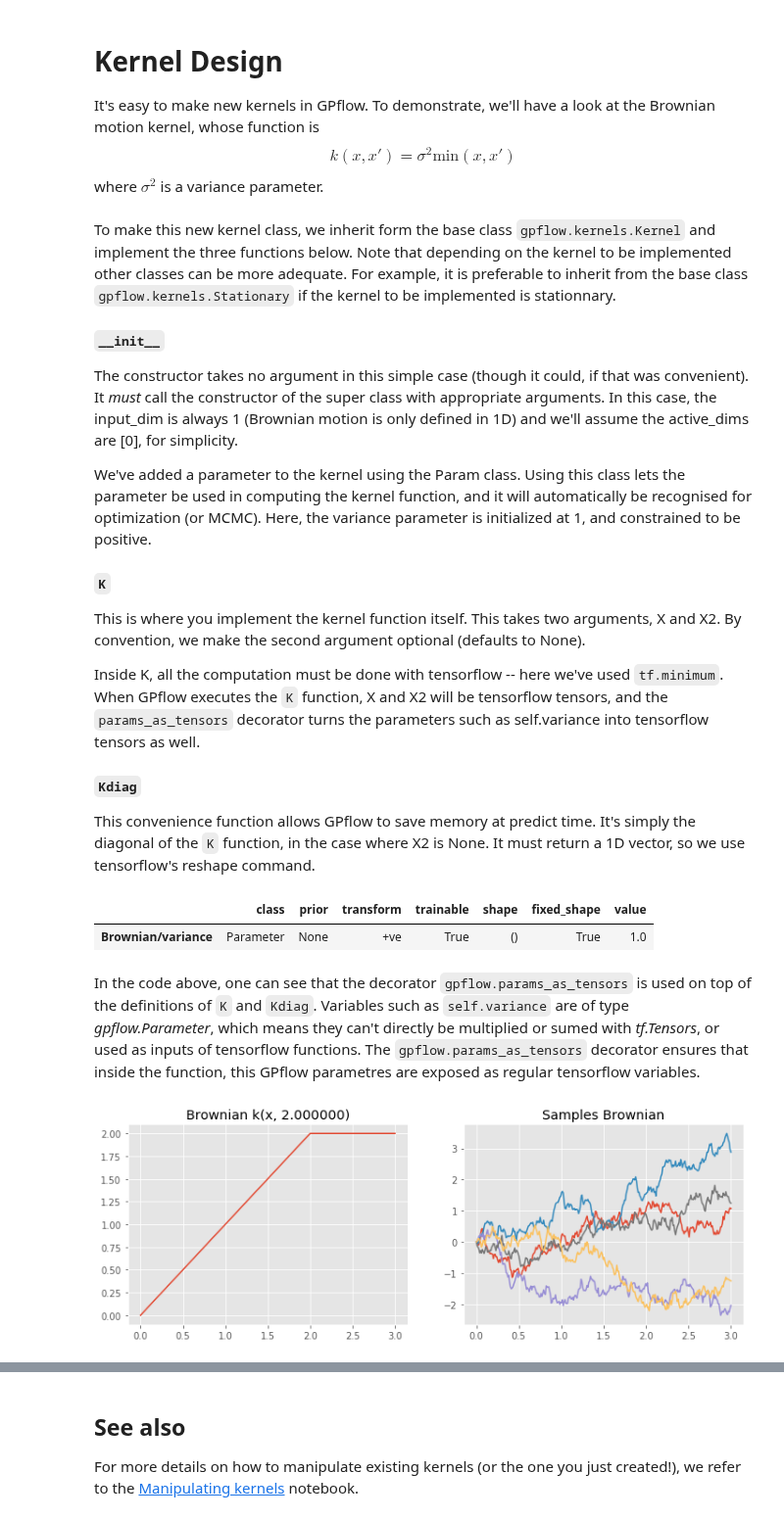
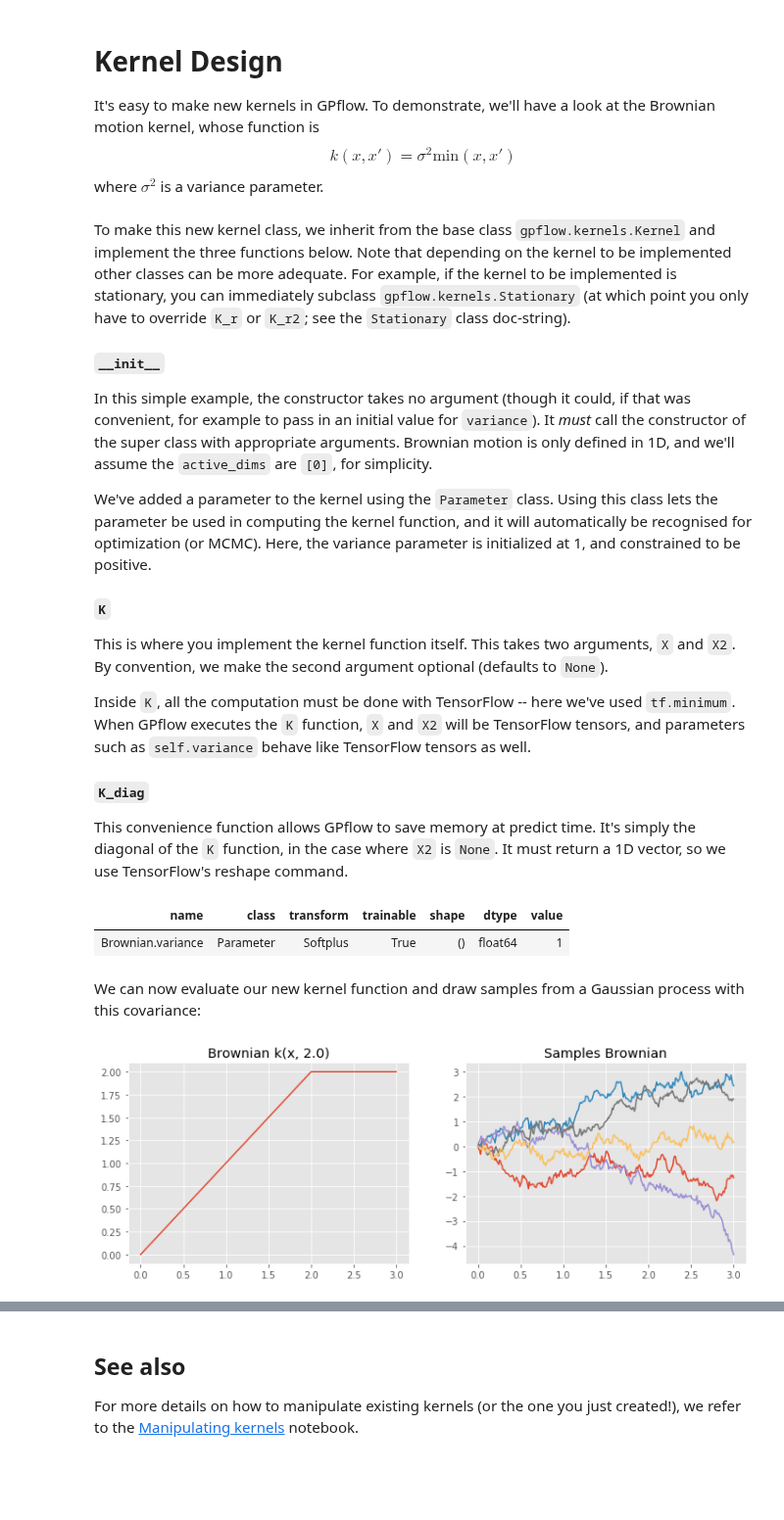
Before and after one commit to GPflow/GPflow, a Jupyter notebook: doc/source/notebooks/tailor/kernel_design.ipynb, the cells around one changed output, grey strips where cells are left out. Shown at 98% size. Drawn from its saved outputs; the diff is of its cells as text; code cells hidden in the pictures; blank space fills up the shorter version.

Commit message:
start updating kernel_design notebook to gpflow2 (optimisation in GPR example fails!)

```diff
--- a/doc/source/notebooks/tailor/kernel_design.ipynb
+++ b/doc/source/notebooks/tailor/kernel_design.ipynb
@@ -15,59 +17,58 @@ import tensorflow as tf
 %matplotlib inline
 # %% [markdown]
-To make this new kernel class, we inherit form the base class `gpflow.kernels.Kernel` and implement the three functions below. Note that depending on the kernel to be implemented other classes can be more adequate. For example, it is preferable to inherit from the base class `gpflow.kernels.Stationary` if the kernel to be implemented is stationnary.
+To make this new kernel class, we inherit from the base class `gpflow.kernels.Kernel` and implement the three functions below. Note that depending on the kernel to be implemented other classes can be more adequate. For example, if the kernel to be implemented is stationary, you can immediately subclass `gpflow.kernels.Stationary` (at which point you
+only have to override `K_r` or `K_r2`; see the `Stationary` class doc-string).
 
 #### `__init__`
-The constructor takes no argument in this simple case (though it could, if that was convenient). It *must* call the constructor of the super class with appropriate arguments. In this case, the input_dim is always 1 (Brownian motion is only defined in 1D) and we'll assume the active_dims are [0], for simplicity.
+In this simple example, the constructor takes no argument (though it could, if that was convenient, for example to pass in an initial value for `variance`). It *must* call the constructor of the super class with appropriate arguments. Brownian motion is only defined in 1D, and we'll assume the `active_dims` are `[0]`, for simplicity.
 
-We've added a parameter to the kernel using the Param class. Using this class lets the parameter be used in computing the kernel function, and it will automatically be recognised for optimization (or MCMC). Here, the variance parameter is initialized at 1, and constrained to be positive.
+We've added a parameter to the kernel using the `Parameter` class. Using this class lets the parameter be used in computing the kernel function, and it will automatically be recognised for optimization (or MCMC). Here, the variance parameter is initialized at 1, and constrained to be positive.
 
 #### `K`
-This is where you implement the kernel function itself. This takes two arguments, X and X2. By convention, we make the second argument optional (defaults to None).
+This is where you implement the kernel function itself. This takes two arguments, `X` and `X2`. By convention, we make the second argument optional (defaults to `None`).
 
-Inside K, all the computation must be done with tensorflow -- here we've used `tf.minimum`. When GPflow executes the `K` function, X and X2 will be tensorflow tensors, and the `params_as_tensors` decorator turns the parameters such as self.variance into tensorflow tensors as well.
+Inside `K`, all the computation must be done with TensorFlow -- here we've used `tf.minimum`. When GPflow executes the `K` function, `X` and `X2` will be TensorFlow tensors, and parameters such as `self.variance` behave like TensorFlow tensors as well.
 
-#### `Kdiag`
-This convenience function allows GPflow to save memory at predict time. It's simply the diagonal of the `K` function, in the case where X2 is None. It must return a 1D vector, so we use tensorflow's reshape command.
+#### `K_diag`
+This convenience function allows GPflow to save memory at predict time. It's simply the diagonal of the `K` function, in the case where `X2` is `None`. It must return a 1D vector, so we use TensorFlow's reshape command.
 # %%
 class Brownian(gpflow.kernels.Kernel):
     def __init__(self):
-        super().__init__(input_dim=1, active_dims=[0])
-        self.variance = gpflow.Param(1.0, transform=gpflow.transforms.positive)
+        super().__init__(active_dims=[0])
+        self.variance = gpflow.Parameter(1.0, transform=positive())
 
-    @gpflow.params_as_tensors
-    def K(self, X, X2=None):
+    def K(self, X, X2=None, presliced=None):
         if X2 is None:
             X2 = X
         return self.variance * tf.minimum(X, tf.transpose(X2)) # this returns a 2D tensor
 
-    @gpflow.params_as_tensors
-    def Kdiag(self, X):
+    def K_diag(self, X, presliced=None):
         return self.variance * tf.reshape(X, (-1,))            # this returns a 1D tensor
 
 k_brownian = Brownian()
-k_brownian
+print_summary(k_brownian, fmt='notebook')
 # %% [output]
-|  | class | prior | transform | trainable | shape | fixed_shape | value |
-| Brownian/variance | Parameter | None | +ve | True | () | True | 1.0 |
+| name | class | transform | trainable | shape | dtype | value |
+| Brownian.variance | Parameter | Softplus | True | () | float64 | 1 |
-# %% [markdown]
-In the code above, one can see that the decorator `gpflow.params_as_tensors` is used on top of the definitions of `K` and `Kdiag`. Variables such as `self.variance` are of type *gpflow.Parameter*, which means they can't directly be multiplied or sumed with *tf.Tensors*, or used as inputs of tensorflow functions. The  `gpflow.params_as_tensors` decorator ensures that inside the function, this GPflow parametres are exposed as regular tensorflow variables.
+# %% [markdown]
+We can now evaluate our new kernel function and draw samples from a Gaussian process with this covariance:
 # %%
 def plotkernelsample(k, ax, xmin=0, xmax=3):
     xx = np.linspace(xmin, xmax, 300)[:,None]
-    K = k.compute_K_symm(xx)
+    K = k(xx)
     ax.plot(xx, np.random.multivariate_normal(np.zeros(300), K, 5).T)
     ax.set_title('Samples ' + k.__class__.__name__)
 
 def plotkernelfunction(k, ax, xmin=0, xmax=3, other=0):
     xx = np.linspace(xmin, xmax, 100)[:,None]
-    ax.plot(xx, k.compute_K(xx, np.zeros((1,1)) + other))
-    ax.set_title(k.__class__.__name__ + ' k(x, %f)'%other)
+    ax.plot(xx, k(xx, np.zeros((1,1)) + other))
+    ax.set_title(k.__class__.__name__ + ' k(x, %.1f)'%other)
 
 f, axes = plt.subplots(1, 2, figsize=(12, 4), sharex=True)
 plotkernelfunction(k_brownian, axes[0], other=2.)
 plotkernelsample(k_brownian, axes[1])
 # %% [output]
-[figure, old version]
+[figure, new version]
 # %% [markdown]
 ## Using the kernel in a model
 
```
Also changed, not shown: parts of 3 cells of this notebook.
